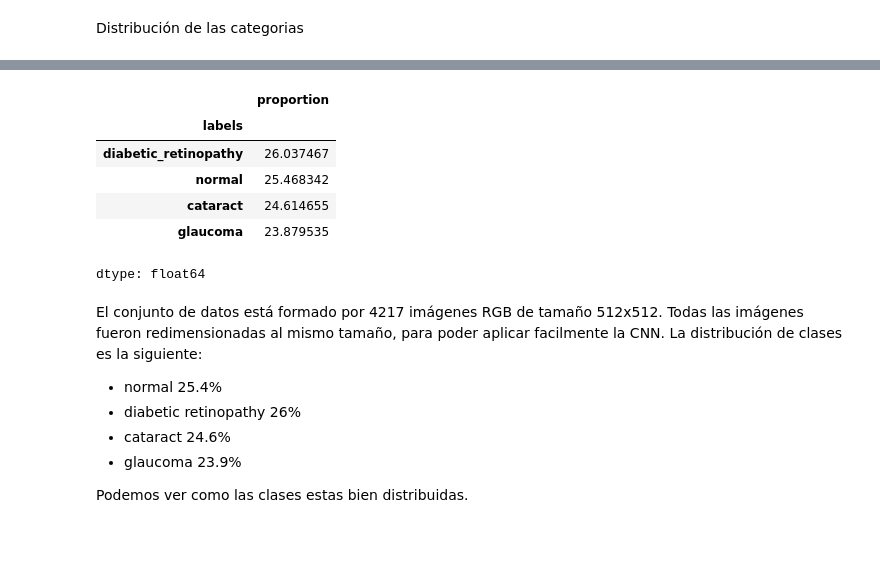
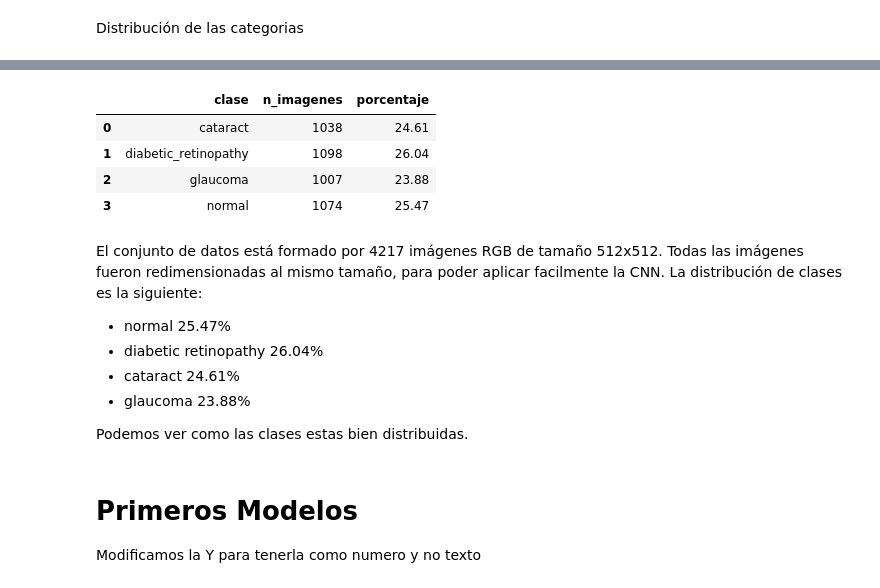
Before and after one commit to ropas5/eye_diseases_classification_trabajo_DL, a Jupyter notebook: nootbook/01_eda.ipynb, the cells around one changed output, grey strips where cells are left out. Cells and saved outputs as stored; diff of their text form; code cells hidden in the pictures; blank space fills up the shorter version.

```diff
--- a/nootbook/01_eda.ipynb
+++ b/nootbook/01_eda.ipynb
@@ -146,21 +133,30 @@ dtype: int64
-# %%
-#Distribución en porcentaje
-y["labels"].value_counts(normalize=True) * 100
-# %% [output]
-|  | proportion |
-| labels |  |
-| diabetic_retinopathy | 26.037467 |
-| normal | 25.468342 |
-| cataract | 24.614655 |
-| glaucoma | 23.879535 |
-dtype: float64
+# %%
+classes, counts = np.unique(y, return_counts=True)
+percentages = counts / counts.sum() * 100
+
+df_counts = pd.DataFrame({
+    "clase": classes,
+    "n_imagenes": counts,
+    "porcentaje": percentages.round(2)
+})
+
+df_counts
+# %% [output]
+|  | clase | n_imagenes | porcentaje |
+| 0 | cataract | 1038 | 24.61 |
+| 1 | diabetic_retinopathy | 1098 | 26.04 |
+| 2 | glaucoma | 1007 | 23.88 |
+| 3 | normal | 1074 | 25.47 |
 # %% [markdown]
 El conjunto de datos está formado por 4217 imágenes RGB de tamaño 512x512.
 Todas las imágenes fueron redimensionadas al mismo tamaño, para poder aplicar facilmente la CNN.
 La distribución de clases es la siguiente:
-- normal 25.4%
-- diabetic retinopathy 26%
-- cataract 24.6%
-- glaucoma 23.9%
+- normal 25.47%
+- diabetic retinopathy 26.04%
+- cataract 24.61%
+- glaucoma 23.88%
 
 Podemos ver como las clases estas bien distribuidas.
+# %% [markdown]
+# Primeros Modelos
+Modificamos la Y para tenerla como numero y no texto
```
Also changed, not shown: parts of 15 cells of this notebook.
